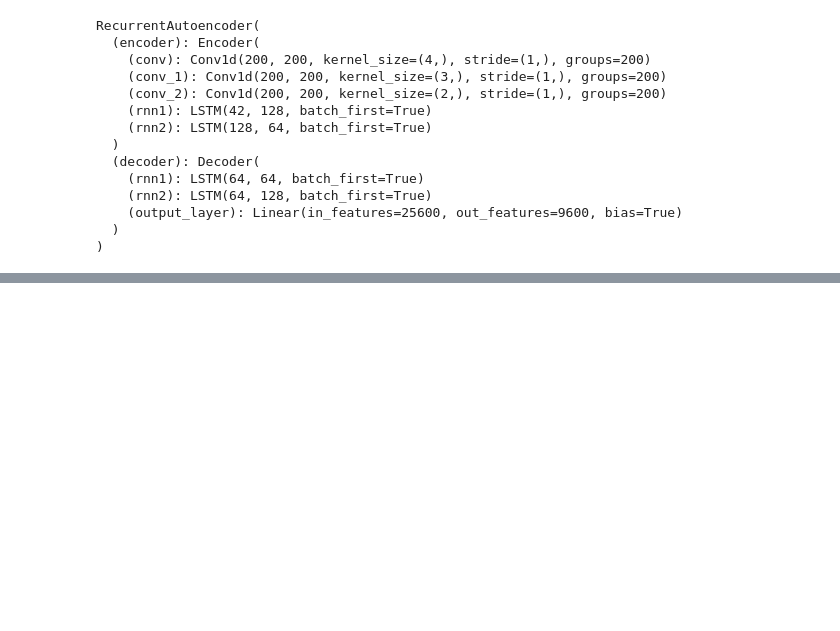
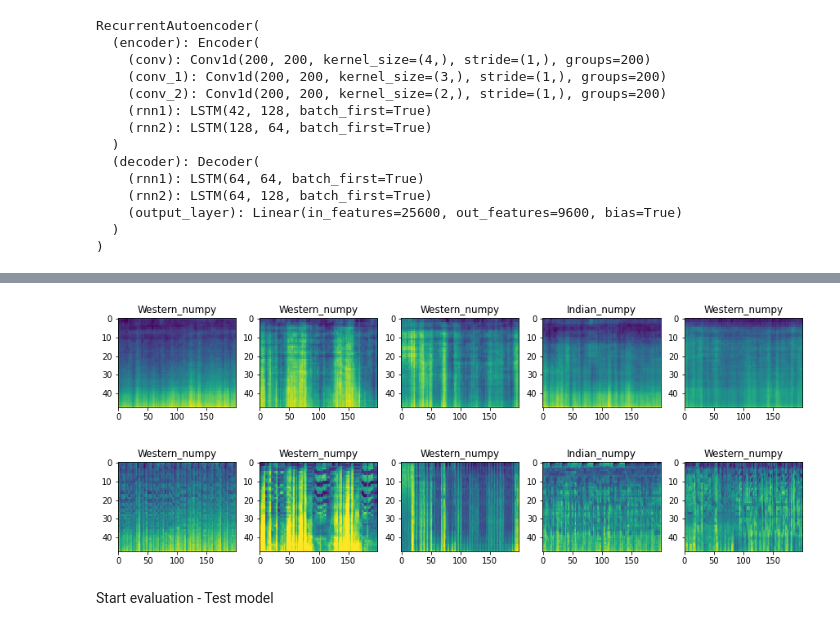
Before and after one commit to agarr3/vajra-new, a Jupyter notebook: AE_HYBRID_LSTM_V1.ipynb, the cells around one changed output, grey strips where cells are left out. Saved outputs shown, nothing was run; the diff lists cells and outputs as text; code cells hidden in the pictures; blank space fills up the shorter version.

```diff
--- a/AE_HYBRID_LSTM_V1.ipynb
+++ b/AE_HYBRID_LSTM_V1.ipynb
@@ -511,0 +511,24 @@ Accuracy for class Western_numpy is: 70.0 %
+# %%
+# get some random training images
+outputs=[]
+dataiter = iter(testloader)
+images, labels = dataiter.next()
+arthopod_types = {0: 'Indian_numpy', 1: 'Western_numpy', 2: 'country', 3: 'disco', 4: 'hiphop', 5: 'jazz', 6: 'metal', 7: 'pop', 8: 'reggae', 9: 'rock'}
+# Viewing data examples used for training
+fig, axis = plt.subplots(1, 5, figsize=(15, 2))
+for i, ax in enumerate(axis.flat):
+    with torch.no_grad():
+        image, label = images[i], labels[i]
+        image, labels = image.to(device), labels.to(device)
+        output_img = net(image.unsqueeze(dim=0))
+        ax.imshow(mel_display(output_img.detach().cpu()), interpolation='nearest', aspect='auto') # add image
+        outputs.append((mel_display(image.detach().cpu().unsqueeze(dim=0)),arthopod_types[label.item()] ))
+        ax.set(title = f"{arthopod_types[label.item()]}") # add label
+
+fig, axis = plt.subplots(1, 5, figsize=(15, 2))
+for ax , (image, label) in zip(axis.flat, outputs):
+    ax.imshow(image, interpolation='nearest', aspect='auto') # add image
+    ax.set(title = f"{label}") # add label
+# %% [output]
+[figure, added]
+[figure, added]
@@ -511,0 +537,2 @@ Accuracy for class Western_numpy is: 70.0 %
+# %% [markdown]
+Start evaluation - Test model
```
Also changed, not shown: parts of 13 cells of this notebook.
